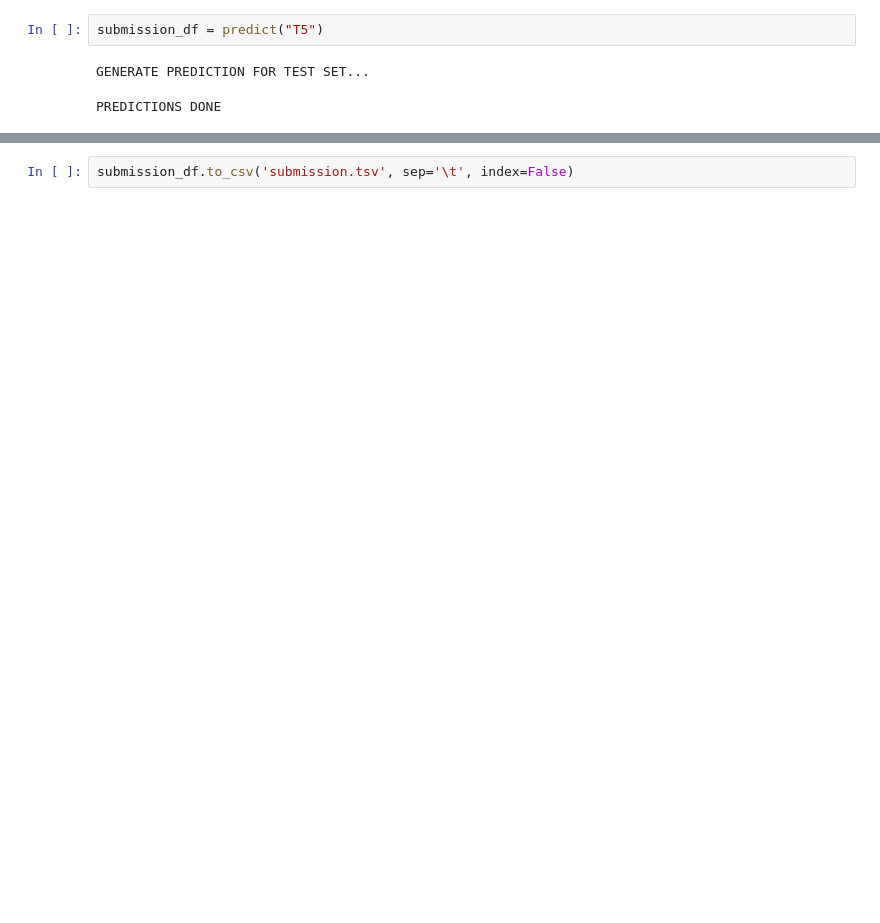
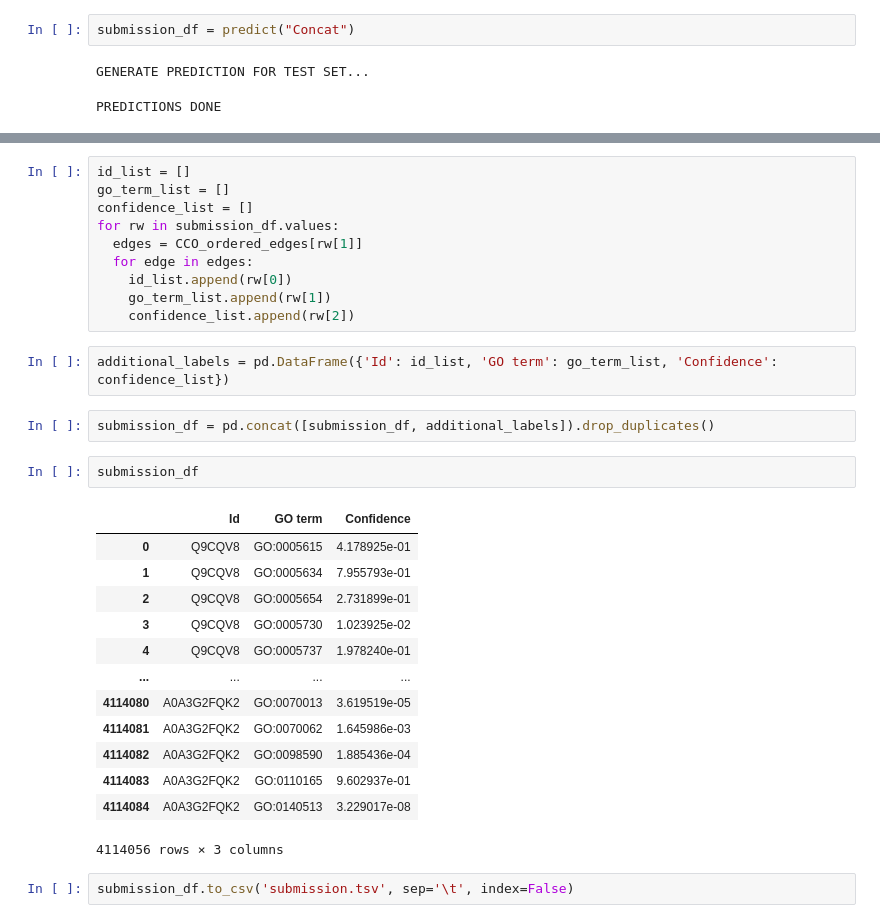
Before and after one commit to oshbocker/CAFA, a Jupyter notebook: CAFA_baseline.ipynb, the cells around one changed output, grey strips where cells are left out. Saved outputs shown, nothing was run; the diff lists cells and outputs as text; blank space fills up the shorter version.

Commit message:
Add implied predictions

```diff
--- a/CAFA_baseline.ipynb
+++ b/CAFA_baseline.ipynb
@@ -870,7 +702,7 @@ def predict(embeddings_source):
     print("PREDICTIONS DONE")
     return submission_df
 # %%
-submission_df = predict("T5")
+submission_df = predict("Concat")
 # %% [output]
 GENERATE PREDICTION FOR TEST SET...
 PREDICTIONS DONE
@@ -950,2 +733,32 @@ submission_df[submission_df['Id'] == 'P62259']
+# %%
+id_list = []
+go_term_list = []
+confidence_list = []
+for rw in submission_df.values:
+  edges = CCO_ordered_edges[rw[1]]
+  for edge in edges:
+    id_list.append(rw[0])
+    go_term_list.append(rw[1])
+    confidence_list.append(rw[2])
+# %%
+additional_labels = pd.DataFrame({'Id': id_list, 'GO term': go_term_list, 'Confidence': confidence_list})
+# %%
+submission_df = pd.concat([submission_df, additional_labels]).drop_duplicates()
+# %%
+submission_df
+# %% [output]
+|  | Id | GO term | Confidence |
+| 0 | Q9CQV8 | GO:0005615 | 4.178925e-01 |
+| 1 | Q9CQV8 | GO:0005634 | 7.955793e-01 |
+| 2 | Q9CQV8 | GO:0005654 | 2.731899e-01 |
+| 3 | Q9CQV8 | GO:0005730 | 1.023925e-02 |
+| 4 | Q9CQV8 | GO:0005737 | 1.978240e-01 |
+| ... | ... | ... | ... |
+| 4114080 | A0A3G2FQK2 | GO:0070013 | 3.619519e-05 |
+| 4114081 | A0A3G2FQK2 | GO:0070062 | 1.645986e-03 |
+| 4114082 | A0A3G2FQK2 | GO:0098590 | 1.885436e-04 |
+| 4114083 | A0A3G2FQK2 | GO:0110165 | 9.602937e-01 |
+| 4114084 | A0A3G2FQK2 | GO:0140513 | 3.229017e-08 |
+4114056 rows × 3 columns
 # %%
 submission_df.to_csv('submission.tsv', sep='\t', index=False)
```
Also changed, not shown: parts of 16 cells of this notebook.
